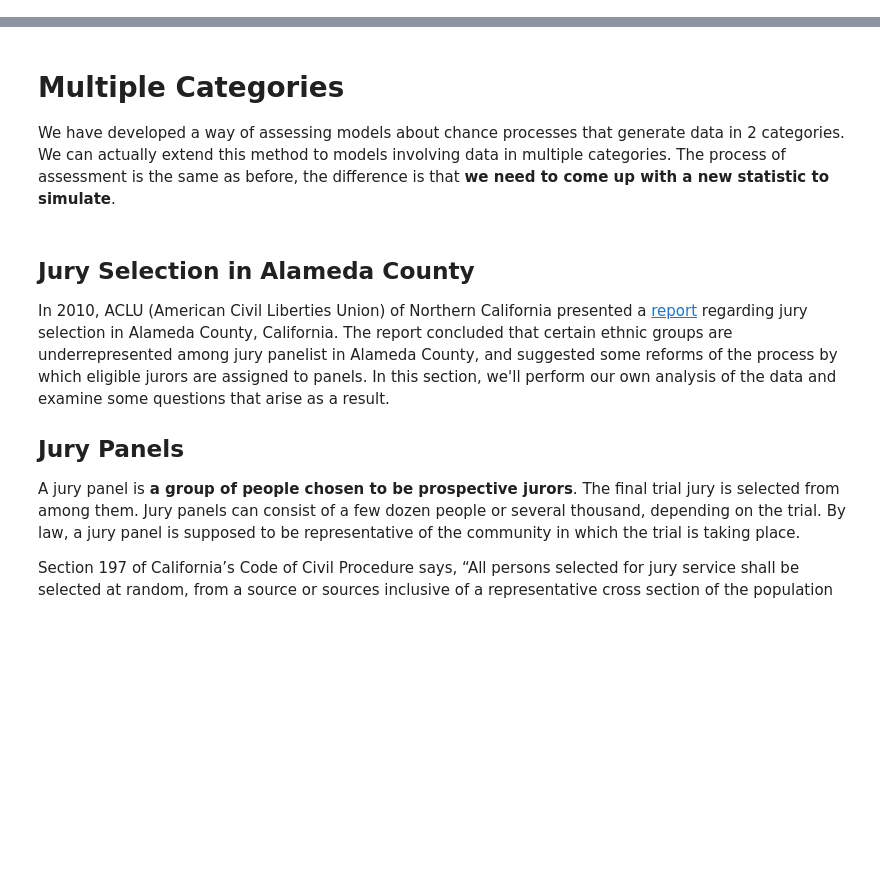
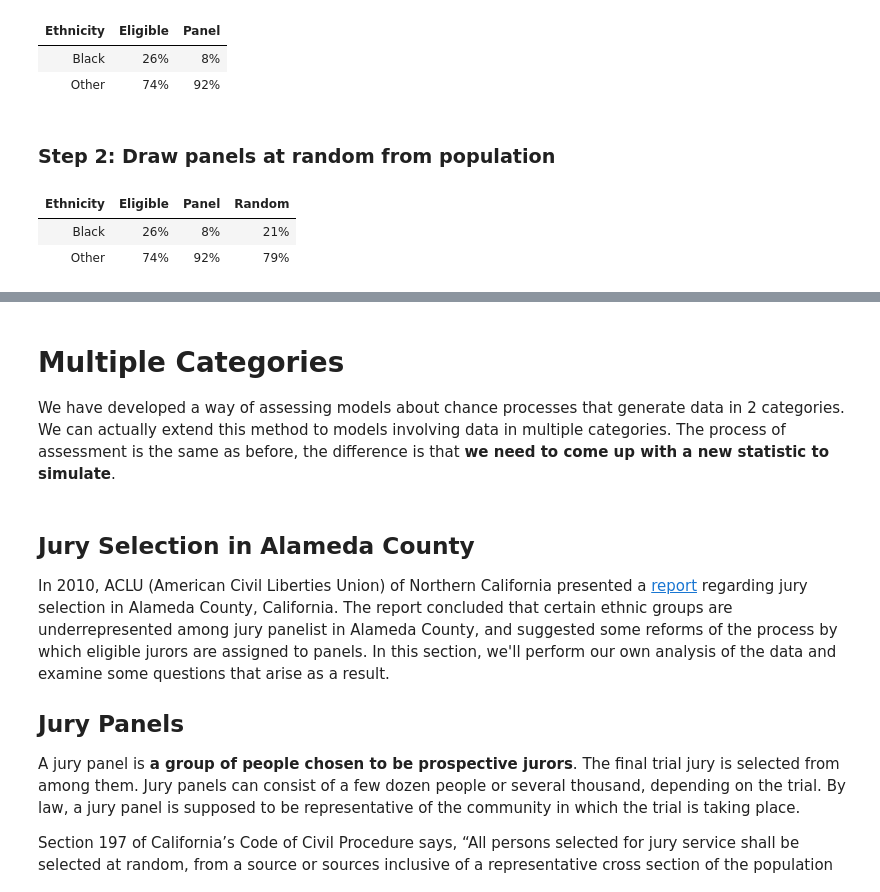
Before and after one commit to ronaldyonggi/cs, a Jupyter notebook: lecture-notes/07-10 Hypothesis Testing (Lecture 18)/Hypothesis Testing.ipynb, the cells around one changed output, grey strips where cells are left out. Saved outputs shown, nothing was run; the diff lists cells and outputs as text; code cells hidden in the pictures; blank space fills up the shorter version.

```diff
--- a/lecture-notes/07-10 Hypothesis Testing (Lecture 18)/Hypothesis Testing.ipynb
+++ b/lecture-notes/07-10 Hypothesis Testing (Lecture 18)/Hypothesis Testing.ipynb
@@ -9,0 +20,30 @@ import ipywidgets as widgets
+# %%
+swain = Table().with_columns(
+    'Ethnicity', make_array('Black', 'Other'),
+    'Eligible', make_array(0.26, 0.74),
+    'Panel', make_array(0.08, 0.92)
+)
+
+swain.set_format([1, 2], PercentFormatter(0))
+# %% [output]
+| Ethnicity | Eligible | Panel |
+| Black | 26% | 8% |
+| Other | 74% | 92% |
+# %% [markdown]
+### Step 2: Draw panels at random from population
+# %%
+population_distribution = swain.column('Eligible')
+panel_size = 100
+
+def random_jury_panel():
+    panel = swain.select(0).sample(panel_size, weights=swain.column('Eligible'))
+    counts = panel.group(0)
+    sample_proportions = counts.select(0).with_column('Random', counts.column(1) / panel_size)
+    sample_proportions.set_format(1, PercentFormatter(0))
+    return swain.join('Ethnicity', sample_proportions)
+
+random_jury_panel()
+# %% [output]
+| Ethnicity | Eligible | Panel | Random |
+| Black | 26% | 8% | 21% |
+| Other | 74% | 92% | 79% |
```
Also changed, not shown: parts of 39 cells of this notebook, 10 other files.
